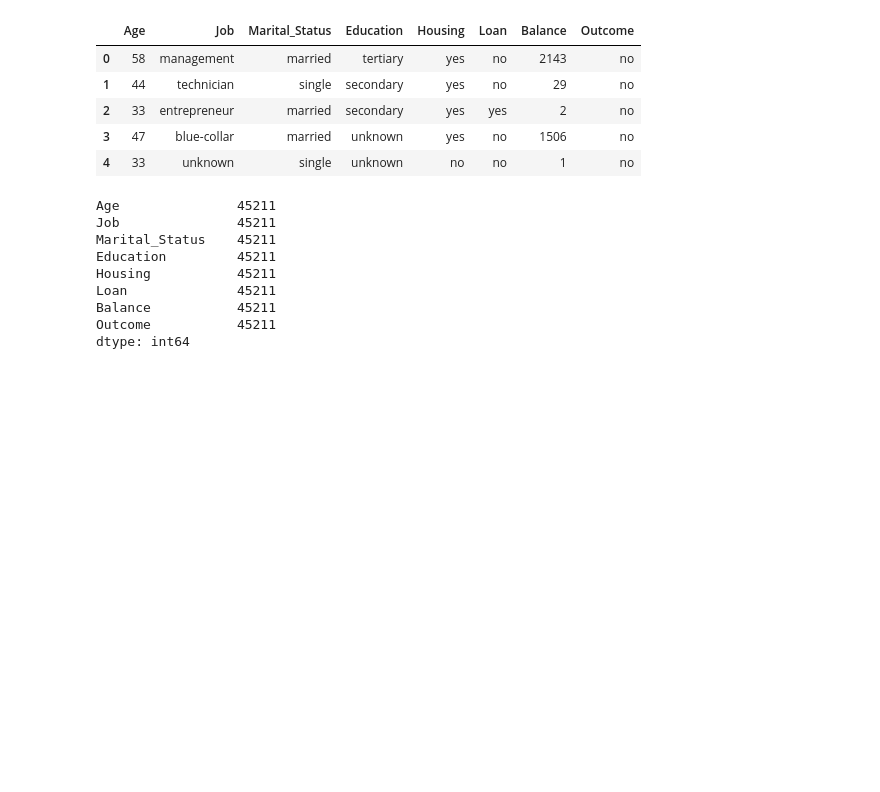
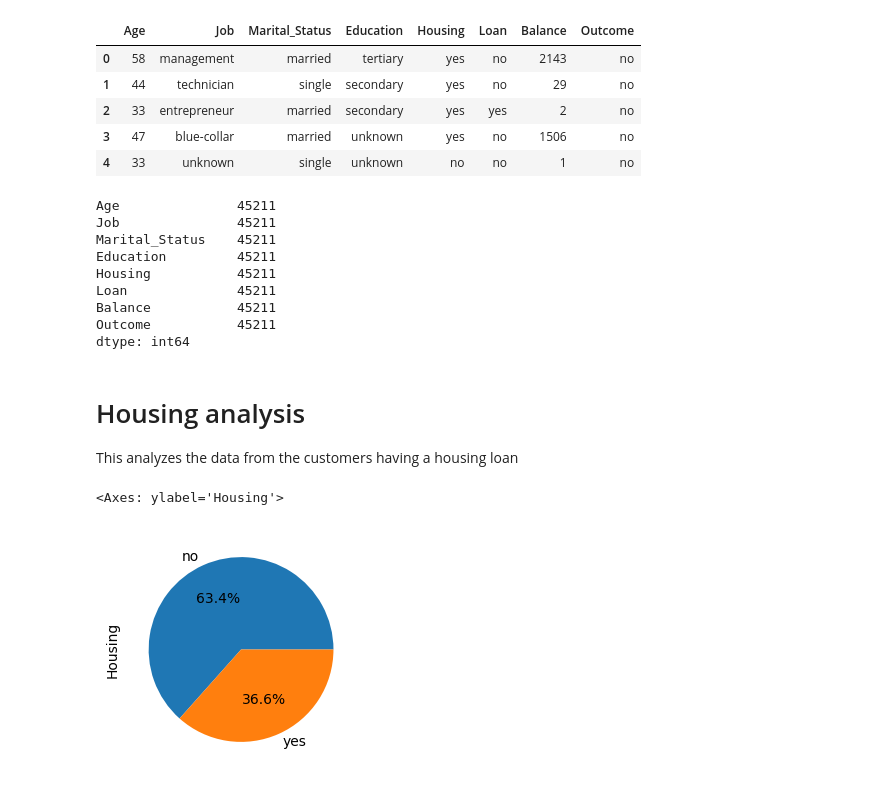
Before and after one commit to Prachi-Shah1002/Project_1, a Jupyter notebook: Main.ipynb, the cells around one changed output. Cells and saved outputs as stored; diff of their text form; code cells hidden in the pictures; blank space fills up the shorter version.

Commit message:
Analysis on y/n columns from Monti

```diff
--- a/Main.ipynb
+++ b/Main.ipynb
@@ -63,3 +63,18 @@ Loan              45211
 Balance           45211
 Outcome           45211
 dtype: int64
+# %% [markdown]
+# Housing analysis
+This analyzes the data from the customers having a housing loan
+# %%
+# This filters the records having bought a term deposit (outcome equal to yes)
+# and graphs the mode of the number of customers having a house loan or not
+
+#Filtering the data
+train_data_df_filtered = train_data_df[train_data_df['Outcome'] =='yes']
+#Grouping and graphing
+pie_mode_housing = train_data_df_filtered.groupby(['Housing'])['Housing'].count()
+pie_mode_housing.plot.pie(autopct='%1.1f%%', figsize=(3, 3))
+# %% [output]
+<Axes: ylabel='Housing'>
+[figure, added]
```
Also changed, not shown: parts of 8 cells of this notebook, 1 other file.
